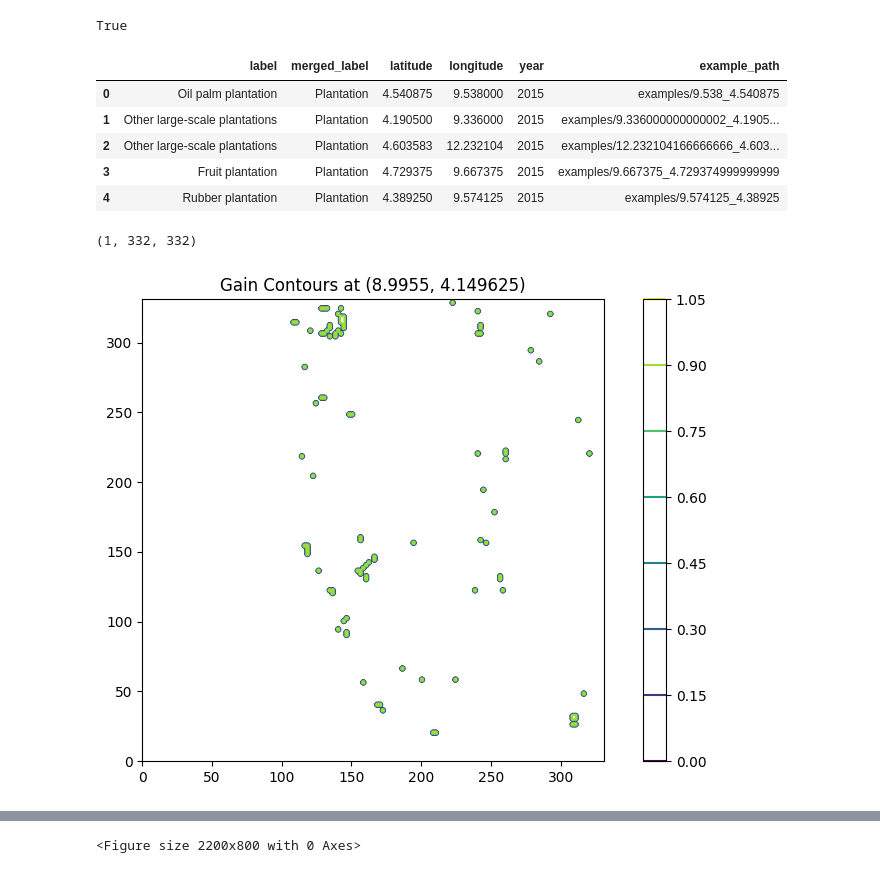
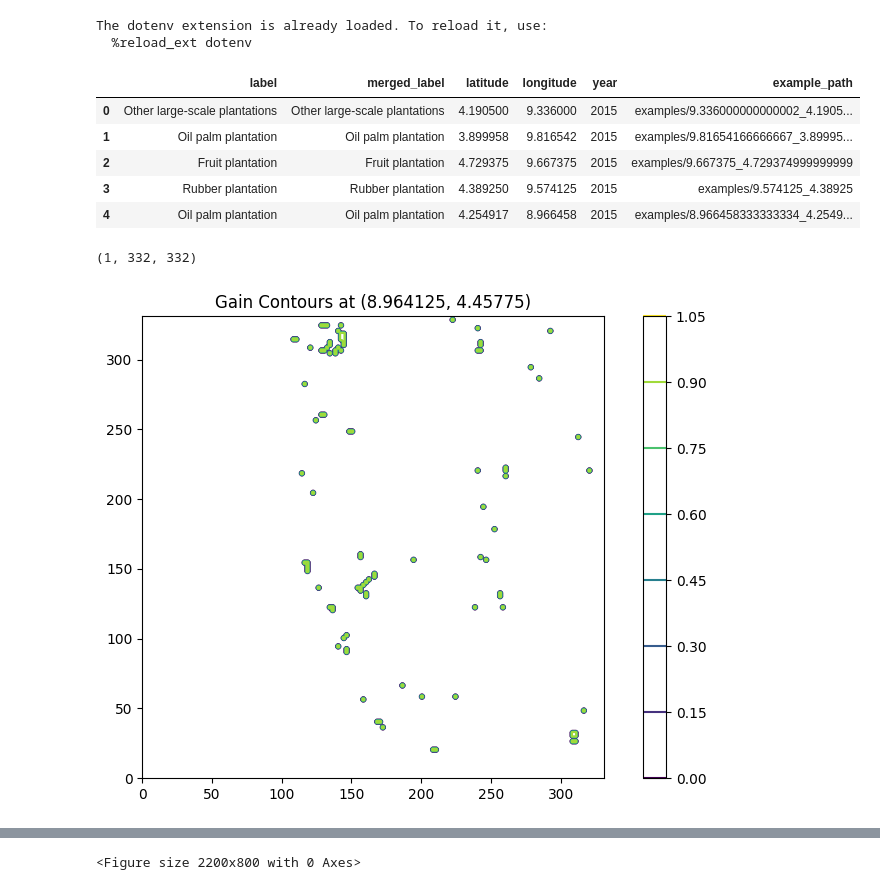
Before and after one commit to JamesBrockUoB/ForestChat, a Jupyter notebook: Training - UNet.ipynb, the cells around one changed output, grey strips where cells are left out. Saved outputs shown, nothing was run; the diff lists cells and outputs as text; code cells hidden in the pictures.

```diff
--- a/Training - UNet.ipynb
+++ b/Training - UNet.ipynb
@@ -38,15 +38,18 @@ from sklearn.metrics import jaccard_score, classification_report, confusion_matr
 warnings.filterwarnings("ignore", category=ShapelyDeprecationWarning)
 warnings.filterwarnings("ignore")
 # %%
-dotenv_path = Path(os.path.join(os.getcwd(), '.env'))
-load_dotenv(dotenv_path=dotenv_path, override=True)
+%load_ext dotenv
+%dotenv -o
 # %% [output]
-True
+The dotenv extension is already loaded. To reload it, use:
+  %reload_ext dotenv
 # %%
-BASE_DIR = os.environ.get("BASE_DIR")
-SUB_DIR = os.environ.get("SUB_DIR")
-PIXEL_RESOLUTION = int(os.environ.get("PIXEL_RESOLUTION"))
-MODEL_NAME = os.environ.get("MODEL_NAME")
+BASE_DIR = os.environ.get("BASE_DIR", "CAM-ForestNetDataset")
+SUB_DIR = os.environ.get("SUB_DIR", "Landsat-Detailed-Timeseries")
+PIXEL_RESOLUTION = int(os.environ.get("PIXEL_RESOLUTION", 15))
+MODEL_NAME = os.environ.get("MODEL_NAME", "UNET")
+TIMESERIES_LENGTH =int(os.environ.get("TIMESERIES_LENGTH", 5))
+EXAMPLES_FOLDER = os.environ.get("EXAMPLES_FOLDER", "examples")
 
 train_df = pd.read_csv(f'{BASE_DIR}/{SUB_DIR}/train.csv')
 val_df = pd.read_csv(f'{BASE_DIR}/{SUB_DIR}/val.csv')
@@ -55,23 +58,24 @@ test_df = pd.read_csv(f'{BASE_DIR}/{SUB_DIR}/test.csv')
 train_df.head()
 # %% [output]
 |  | label | merged_label | latitude | longitude | year | example_path |
-| 0 | Oil palm plantation | Plantation | 4.540875 | 9.538000 | 2015 | examples/9.538_4.540875 |
-| 1 | Other large-scale plantations | Plantation | 4.190500 | 9.336000 | 2015 | examples/9.336000000000002_4.1905... |
-| 2 | Other large-scale plantations | Plantation | 4.603583 | 12.232104 | 2015 | examples/12.232104166666666_4.603... |
-| 3 | Fruit plantation | Plantation | 4.729375 | 9.667375 | 2015 | examples/9.667375_4.729374999999999 |
-| 4 | Rubber plantation | Plantation | 4.389250 | 9.574125 | 2015 | examples/9.574125_4.38925 |
+| 0 | Other large-scale plantations | Other large-scale plantations | 4.190500 | 9.336000 | 2015 | examples/9.336000000000002_4.1905... |
+| 1 | Oil palm plantation | Oil palm plantation | 3.899958 | 9.816542 | 2015 | examples/9.81654166666667_3.89995... |
+| 2 | Fruit plantation | Fruit plantation | 4.729375 | 9.667375 | 2015 | examples/9.667375_4.729374999999999 |
+| 3 | Rubber plantation | Rubber plantation | 4.389250 | 9.574125 | 2015 | examples/9.574125_4.38925 |
+| 4 | Oil palm plantation | Oil palm plantation | 4.254917 | 8.966458 | 2015 | examples/8.966458333333334_4.2549... |
 # %%
-data_array = np.load(f'{BASE_DIR}/{SUB_DIR}/examples/8.9955_4.149625/auxiliary/gain.npy')
+#data_array = np.load(f'{BASE_DIR}/{SUB_DIR}/{EXAMPLES_FOLDER}/8.964125_4.45775_0/auxiliary/gain.npy')
+data_array = np.load(f'{BASE_DIR}/{SUB_DIR}/{EXAMPLES_FOLDER}/8.9955_4.149625/auxiliary/gain.npy')
 print(data_array.shape)
 fig = plt.figure(figsize = (10, 6))
 ax = fig.add_subplot(111)
 plt.contour(data_array[0], cmap = "viridis",
             )
-plt.title("Gain Contours at (8.9955, 4.149625)")
+plt.title("Gain Contours at (8.964125, 4.45775)")
 cbar = plt.colorbar()
 plt.gca().set_aspect('equal', adjustable='box')
 plt.show()
 # %% [output]
 (1, 332, 332)
-[figure, old version]
+[figure, new version]
 # %%
```
Also changed, not shown: parts of 17 cells of this notebook, 8 other files.
